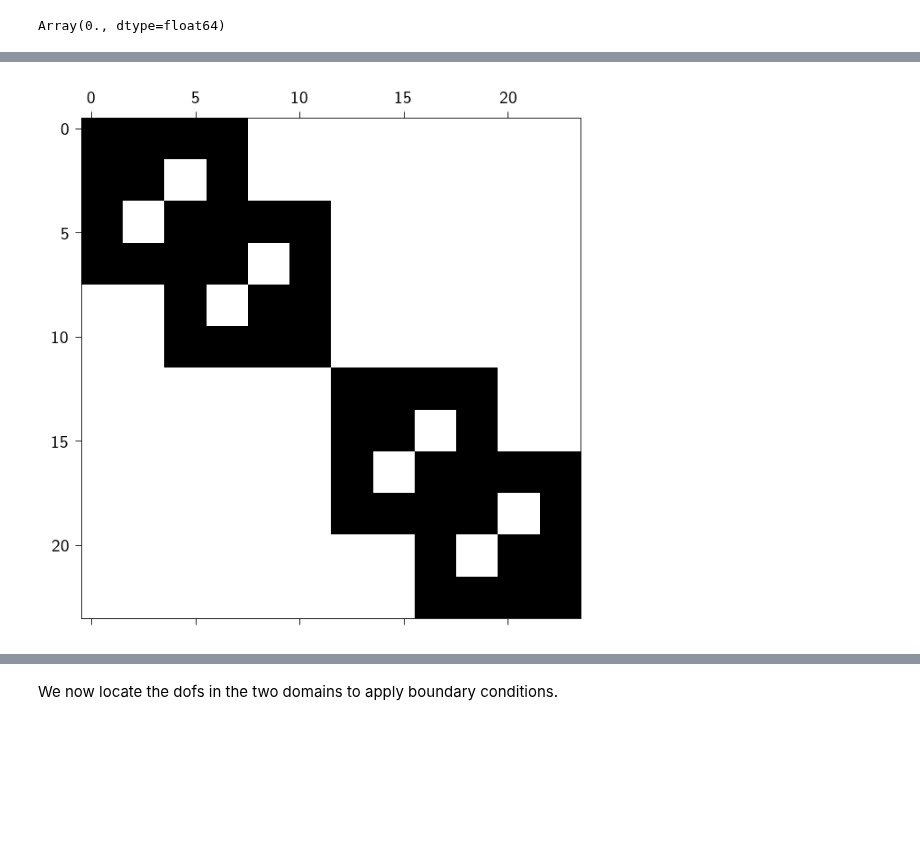
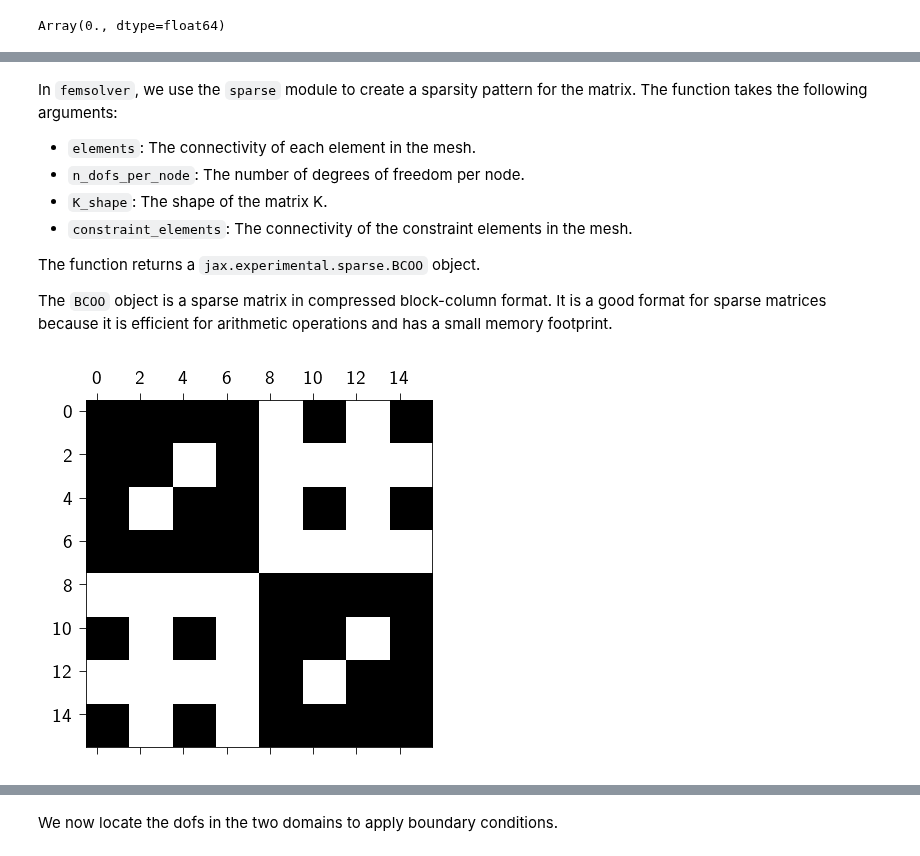
Before and after one commit to smec-ethz/tatva, a Jupyter notebook: examples/notebooks/quasistatic_fracture.ipynb, the cells around one changed output, grey strips where cells are left out. Drawn from its saved outputs; the diff is of its cells as text; code cells hidden in the pictures; blank space fills up the shorter version.

```diff
--- a/examples/notebooks/quasistatic_fracture.ipynb
+++ b/examples/notebooks/quasistatic_fracture.ipynb
@@ -135,13 +136,13 @@ def generate_mesh_with_line_elements(
 
     return coords, elements_2d, jnp.unique(jnp.array(elements_1d), axis=0)
 # %%
-Nx = 2  # Number of elements in X
+Nx = 1  # Number of elements in X
 Ny = 1  # Number of elements in Y
-Lx = 20 * L_G  # Length in X
+Lx = 4 * L_G  # Length in X
 Ly = 4 * L_G  # Length in Y
 
 
-crack_length = 1.2 * L_G
+crack_length = -1.0* L_G
 
 
 # function identifies nodes on the cohesive line at y = 0. and x > 2.0
@@ -499,5 +441,29 @@ sparsity_constraints_pattern = jax.experimental.sparse.BCOO(
+# %%
+@auto_vmap(lower_element=1, upper_element=1)
+def create_cohesive_elements(lower_element, upper_element):
+    return jnp.array([lower_element[0], lower_element[1], upper_element[1], upper_element[0]])
+
+
+cohesive_elements = create_cohesive_elements(lower_elements_1d, upper_elements_1d)
+# %% [markdown]
+In `femsolver`, we use the `sparse` module to create a sparsity pattern for the matrix. The function  takes the following arguments:
+
+- `elements`: The connectivity of each element in the mesh.
+- `n_dofs_per_node`: The number of degrees of freedom per node.
+- `K_shape`: The shape of the matrix K.
+- `constraint_elements`: The connectivity of the constraint elements in the mesh.
+
+The function returns a `jax.experimental.sparse.BCOO` object.
+
+The `BCOO` object is a sparse matrix in compressed block-column format. It is a good format for sparse matrices because it is efficient for arithmetic operations and has a small memory footprint.
+# %%
+sparsity_pattern = sparse.create_sparsity_pattern(
+    elements, n_dofs_per_node, (n_dofs, n_dofs), cohesive_elements
+)
 # %%
-plt.spy(sparsity_pattern_alone.todense())
+plt.style.use(STYLE_PATH)
+plt.figure(figsize=(3,3))
+plt.spy(sparsity_pattern.todense())
 plt.show()
 # %% [output]
-[figure, old version]
+[figure, new version]
```
Also changed, not shown: parts of 29 cells of this notebook, 2 other files.
